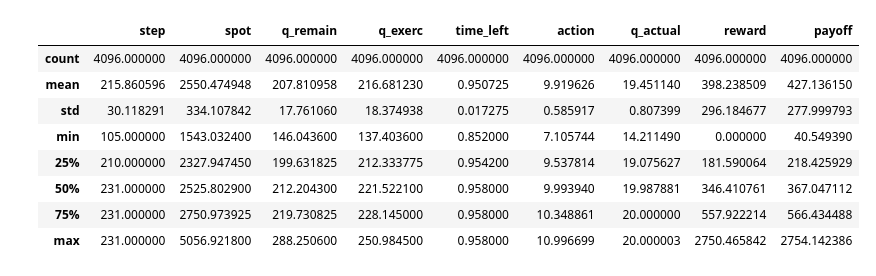
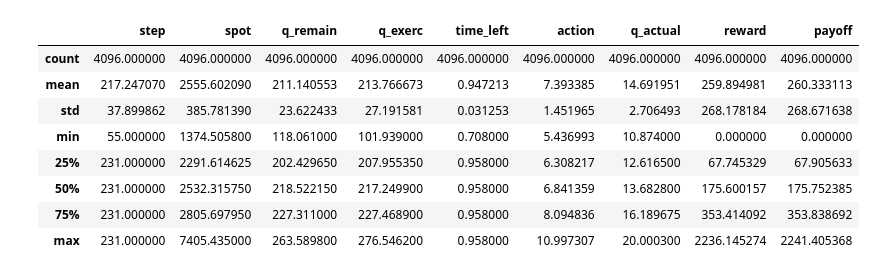
Before and after one commit to ithakis/DRL-Swing-Options, a Jupyter notebook: Jupyter Notebooks/Validation.ipynb, the cells around one changed output. Cells and saved outputs as stored; diff of their text form; code cells hidden in the pictures.

```diff
--- a/Jupyter Notebooks/Validation.ipynb
+++ b/Jupyter Notebooks/Validation.ipynb
@@ -36,12 +37,31 @@ plt.show()
-# %%
-rl.groupby('episode_idx').sum().describe()
-# %% [output]
-|  | step | spot | q_remain | q_exerc | time_left | action | q_actual | reward | payoff |
-| count | 4096.000000 | 4096.000000 | 4096.000000 | 4096.000000 | 4096.000000 | 4096.000000 | 4096.000000 | 4096.000000 | 4096.000000 |
-| mean | 215.860596 | 2550.474948 | 207.810958 | 216.681230 | 0.950725 | 9.919626 | 19.451140 | 398.238509 | 427.136150 |
-| std | 30.118291 | 334.107842 | 17.761060 | 18.374938 | 0.017275 | 0.585917 | 0.807399 | 296.184677 | 277.999793 |
-| min | 105.000000 | 1543.032400 | 146.043600 | 137.403600 | 0.852000 | 7.105744 | 14.211490 | 0.000000 | 40.549390 |
-| 25% | 210.000000 | 2327.947450 | 199.631825 | 212.333775 | 0.954200 | 9.537814 | 19.075627 | 181.590064 | 218.425929 |
-| 50% | 231.000000 | 2525.802900 | 212.204300 | 221.522100 | 0.958000 | 9.993940 | 19.987881 | 346.410761 | 367.047112 |
-| 75% | 231.000000 | 2750.973925 | 219.730825 | 228.145000 | 0.958000 | 10.348861 | 20.000000 | 557.922214 | 566.434488 |
-| max | 231.000000 | 5056.921800 | 288.250600 | 250.984500 | 0.958000 | 10.996699 | 20.000003 | 2750.465842 | 2754.142386 |
+# %%
+# for the RL
+rl = pd.read_csv('/Users/alexanderithakis/Documents/GitHub/D4PG-QR-FRM/logs/MonthlySwing_new/evaluation_runs/eval_run_4096.csv')
+
+rl['payoff'] = (rl['spot'] - 100) * rl['q_actual']
+rl['payoff'] = np.maximum(rl['spot'] - 100, 0) * rl['q_actual']
+
+# ax = rl.groupby('episode_idx')['payoff'].sum().plot(kind='hist', bins=100,
+#                                              figsize=(20, 10), title='Payoff per Path for RL Method',
+#                                              color='tab:orange', alpha=0.7)
+
+# # Add vertical line for RL mean
+# rl_mean = rl.groupby('episode_idx')['payoff'].sum().mean()
+# ax.axvline(rl_mean, color='tab:orange', linestyle='--', linewidth=2, label=f'RL Mean: {rl_mean:.2f}')
+
+# plt.legend(['RL', f'RL Mean: {rl_mean:.2f}'])
+# plt.xlabel('Payoff')
+# plt.ylabel('Frequency')
+# plt.show()
+
+rl.groupby('episode_idx').sum().describe()
+# %% [output]
+|  | step | spot | q_remain | q_exerc | time_left | action | q_actual | reward | payoff |
+| count | 4096.000000 | 4096.000000 | 4096.000000 | 4096.000000 | 4096.000000 | 4096.000000 | 4096.000000 | 4096.000000 | 4096.000000 |
+| mean | 217.247070 | 2555.602090 | 211.140553 | 213.766673 | 0.947213 | 7.393385 | 14.691951 | 259.894981 | 260.333113 |
+| std | 37.899862 | 385.781390 | 23.622433 | 27.191581 | 0.031253 | 1.451965 | 2.706493 | 268.178184 | 268.671638 |
+| min | 55.000000 | 1374.505800 | 118.061000 | 101.939000 | 0.708000 | 5.436993 | 10.874000 | 0.000000 | 0.000000 |
+| 25% | 231.000000 | 2291.614625 | 202.429650 | 207.955350 | 0.958000 | 6.308217 | 12.616500 | 67.745329 | 67.905633 |
+| 50% | 231.000000 | 2532.315750 | 218.522150 | 217.249900 | 0.958000 | 6.841359 | 13.682800 | 175.600157 | 175.752385 |
+| 75% | 231.000000 | 2805.697950 | 227.311000 | 227.468900 | 0.958000 | 8.094836 | 16.189675 | 353.414092 | 353.838692 |
+| max | 231.000000 | 7405.435000 | 263.589800 | 276.546200 | 0.958000 | 10.997307 | 20.000300 | 2236.145274 | 2241.405368 |
```
Also changed, not shown: parts of 2 cells of this notebook, 3 other files.
